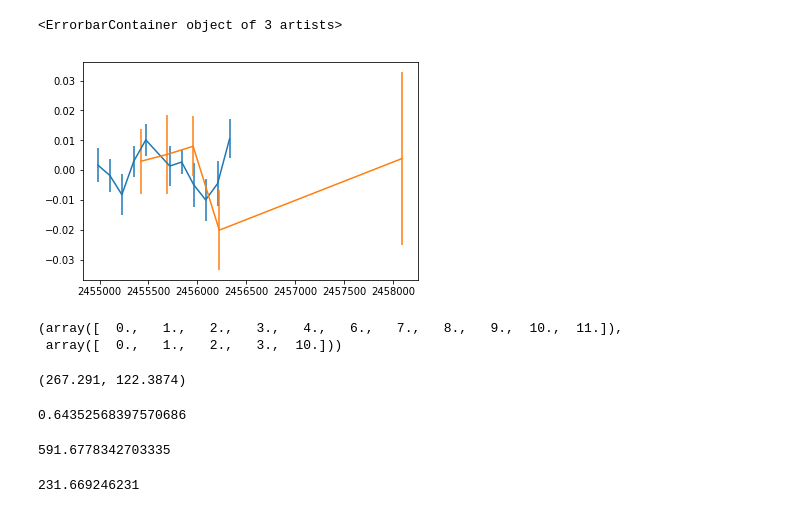
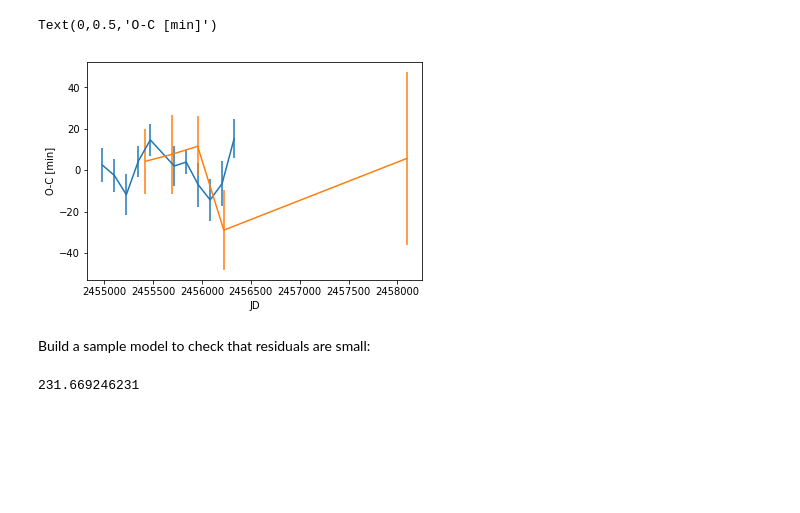
Before and after one commit to bmorris3/libra, a Jupyter notebook: notebooks/ttvfast_fit.ipynb, the cells around one changed output. Drawn from its saved outputs; the diff is of its cells as text; code cells hidden in the pictures; blank space fills up the shorter version.

```diff
--- a/notebooks/ttvfast_fit.ipynb
+++ b/notebooks/ttvfast_fit.ipynb
@@ -33,28 +28,17 @@ timing_f[:, 1] += 2450000
 epochs_e, times_e, errs_e = timing_e.T
 epochs_f, times_f, errs_f = timing_f.T
 # %%
-plt.errorbar(times_e, times_e - np.polyval(np.polyfit(epochs_e, times_e, 1), epochs_e), errs_e)
-plt.errorbar(times_f, times_f - np.polyval(np.polyfit(epochs_f, times_f, 1), epochs_f), errs_f)
+linear_ephem_e = np.polyval(np.polyfit(epochs_e, times_e, 1), epochs_e)
+linear_ephem_f = np.polyval(np.polyfit(epochs_f, times_f, 1), epochs_f)
+plt.errorbar(times_e, 24*60*(times_e - linear_ephem_e), 24*60*errs_e)
+plt.errorbar(times_f, 24*60*(times_f - linear_ephem_f), 24*60*errs_f)
+plt.xlabel('JD')
+plt.ylabel('O-C [min]')
 # %% [output]
-<ErrorbarContainer object of 3 artists>
+Text(0,0.5,'O-C [min]')
-[figure, old version]
+[figure, new version]
-# %%
-epochs_e, epochs_f
-# %% [output]
-(array([  0.,   1.,   2.,   3.,   4.,   6.,   7.,   8.,   9.,  10.,  11.]),
- array([  0.,   1.,   2.,   3.,  10.]))
-# %%
-period_f, period_e
-# %% [output]
-(267.291, 122.3874)
-# %%
-((times_f.min() - times_e.min())/period_f % 1 )
-# %% [output]
-0.64352568397570686
-# %%
-phase
-# %% [output]
-591.6778342703335
+# %% [markdown]
+Build a sample model to check that residuals are small:
 # %%
 #phase = 360 * (((midtransit_f - midtransit_e) / period_f))
 phase = 360 * ((times_f.min() - times_e.min())/period_f % 1 )
```
Also changed, not shown: parts of 13 cells of this notebook.
